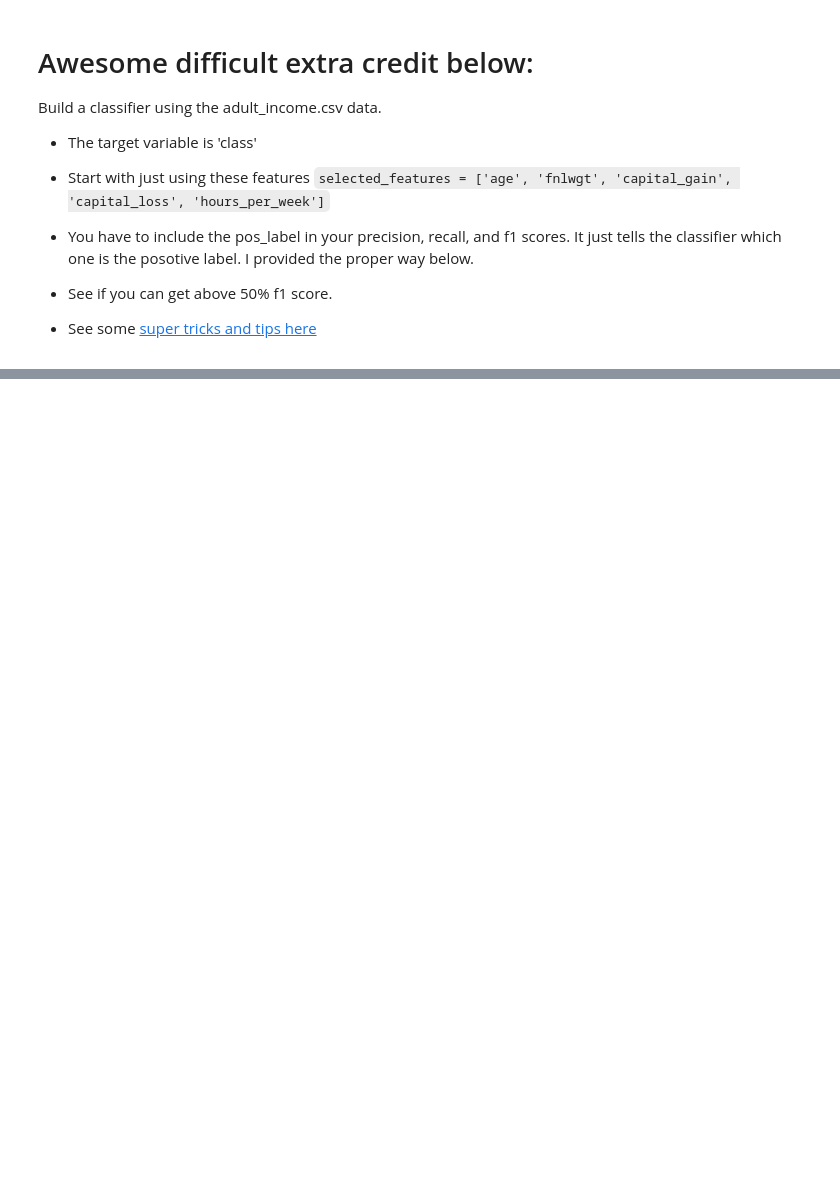
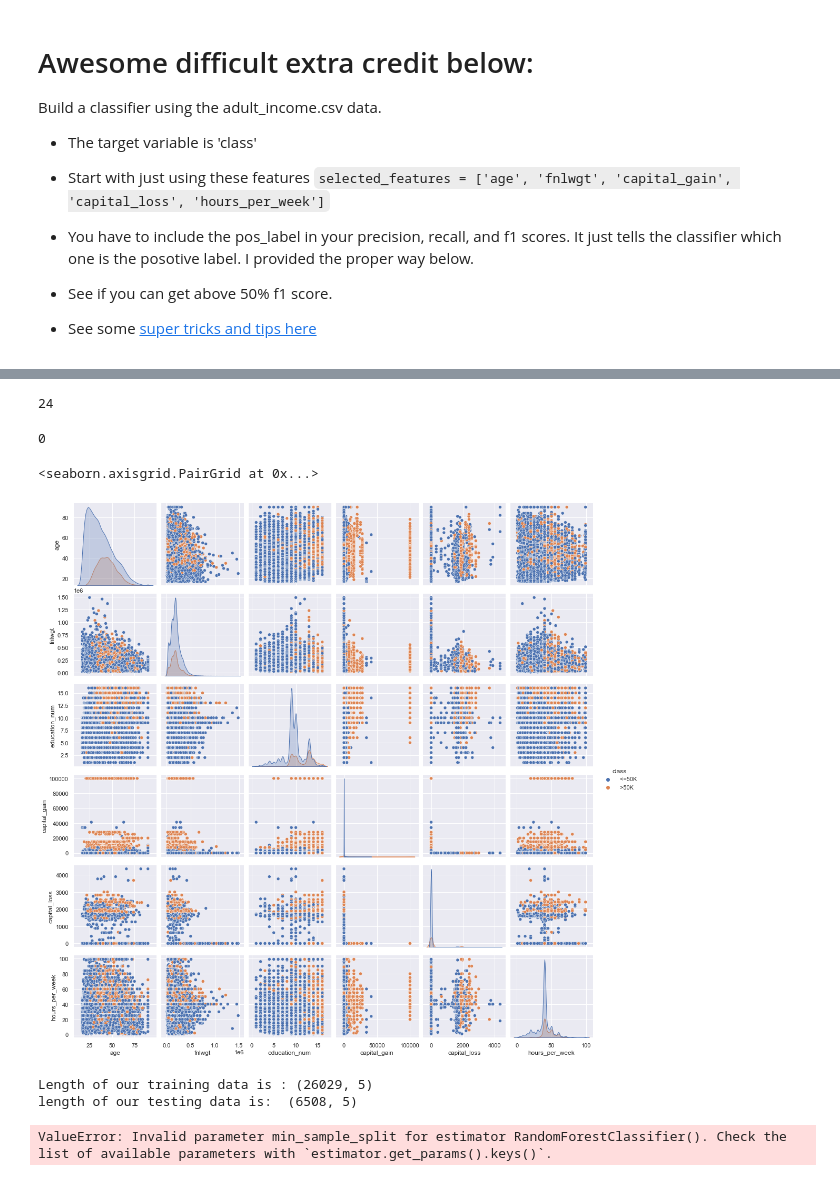
Before and after one commit to tahiratabassum19/2022-fall-data-science, a Jupyter notebook: Week-05-RandomForest/Exercise-RandomForests.ipynb, the cells around one changed output, grey strips where cells are left out. Drawn from its saved outputs; the diff is of its cells as text; code cells hidden in the pictures; blank space fills up the shorter version.

```diff
--- a/Week-05-RandomForest/Exercise-RandomForests.ipynb
+++ b/Week-05-RandomForest/Exercise-RandomForests.ipynb
@@ -356,0 +595,14 @@ df.head()
+# %%
+df.duplicated().sum()
+# %% [output]
+24
+# %%
+df.drop_duplicates(inplace=True)
+df.duplicated().sum()
+# %% [output]
+0
+# %%
+sns.pairplot(df,hue='class')
+# %% [output]
+<seaborn.axisgrid.PairGrid at 0x...>
+[figure, added]
@@ -356,0 +613,6 @@ df.head()
+# %%
+X_train,X_test,y_train,y_test=train_test_split(X,y, test_size=0.2, random_state=45)
+print("Length of our training data is :", X_train.shape, "\nlength of our testing data is: ", X_test.shape)
+# %% [output]
+Length of our training data is : (26029, 5)
+length of our testing data is:  (6508, 5)
@@ -356,0 +633,4 @@ df.head()
+# %%
+grid_search_cv.fit(X_train, y_train)
+# %% [output]
+ValueError: Invalid parameter min_sample_split for estimator RandomForestClassifier(). Check the list of available parameters with `estimator.get_params().keys()`.
```
Also changed, not shown: parts of 45 cells of this notebook.
